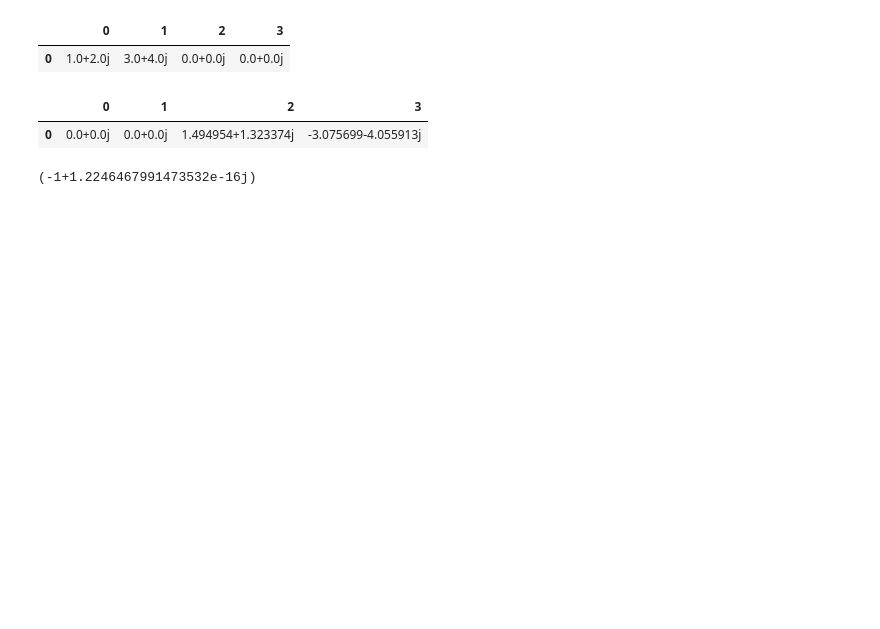
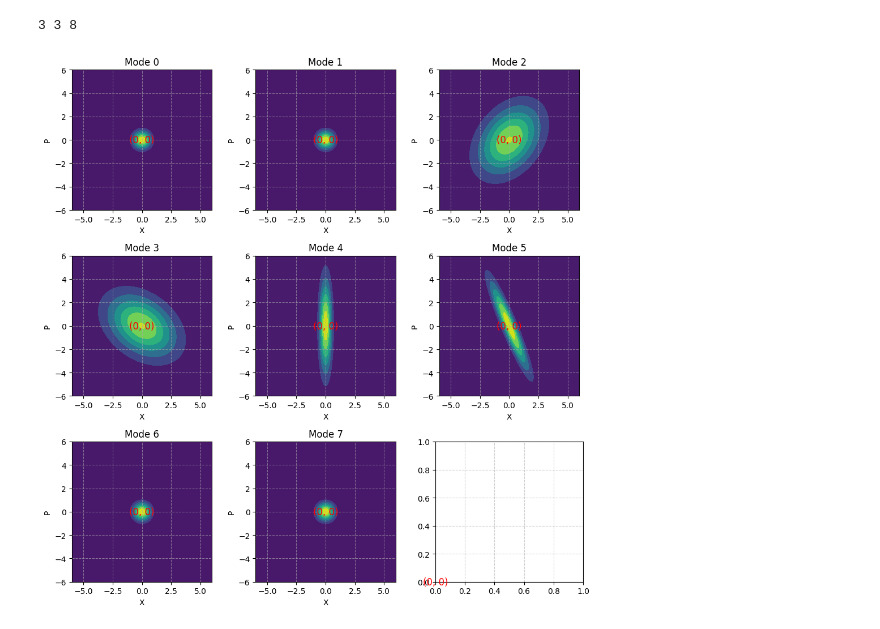
Before and after one commit to BYUCamachoLab/simphony, a Jupyter notebook: examples/qsim.ipynb, the cells around one changed output. Cells and saved outputs as stored; diff of their text form; code cells hidden in the pictures; blank space fills up the shorter version.

Commit message:
Add plotting for quantum sims

```diff
--- a/examples/qsim.ipynb
+++ b/examples/qsim.ipynb
@@ -38,31 +42,11 @@ display(pd.DataFrame(res.means))
-# %%
-def coupler_factory():
-    wg0 = Waveguide(length=1)
-    wg1 = Waveguide(length=1)
-    coupler = Coupler()
-    ckt = Circuit()
-    ckt.connect(coupler.o(2), wg0.o(0))
-    ckt.connect(coupler.o(3), wg1.o(0))
-    ckt.expose()
-    amp1, phase1 = polar(1+2j)
-    amp2, phase2 = polar(3+4j)
-    Laser(ckt, port=ckt.o(0), power=amp1**2, phase=phase1)
-    Laser(ckt, port=ckt.o(1), power=amp2**2, phase=phase2)
-    Detector(ckt, port=ckt.o(2))
-    Detector(ckt, port=ckt.o(3))
-    return ckt
-ckt = coupler_factory()
-wls = jnp.array([1.55])
-sim = ClassicalSim(ckt=ckt, wl=wls)
-res = sim.run()
-display(pd.DataFrame(res.input_source))
-display(pd.DataFrame(res.output))
-# %% [output]
-|  | 0 | 1 | 2 | 3 |
-| 0 | 1.0+2.0j | 3.0+4.0j | 0.0+0.0j | 0.0+0.0j |
-|  | 0 | 1 | 2 | 3 |
-| 0 | 0.0+0.0j | 0.0+0.0j | 1.494954+1.323374j | -3.075699-4.055913j |
-# %%
-jnp.exp(1j*jnp.pi)
-# %% [output]
-(-1+1.2246467991473532e-16j)
+# %%
+from simphony.simulation.quantum import plot_quantum_result
+axs = plot_quantum_result(res, include_loss_modes=True)
+for ax in axs:
+    ax.grid(True, linestyle='--', alpha=0.6)
+    ax.text(0, 0, '(0, 0)', fontsize=12, color='red', ha='center', va='center')
+plt.tight_layout()
+plt.show()
+# %% [output]
+3 3 8
+[figure, added]
```
Also changed, not shown: parts of 3 cells of this notebook, 3 other files.
